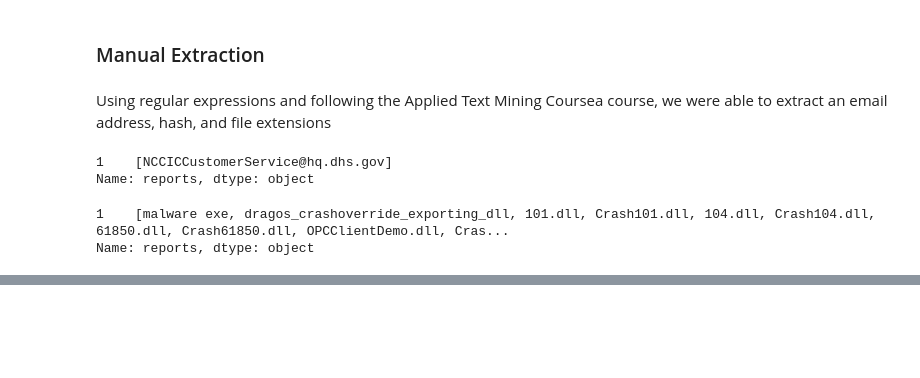
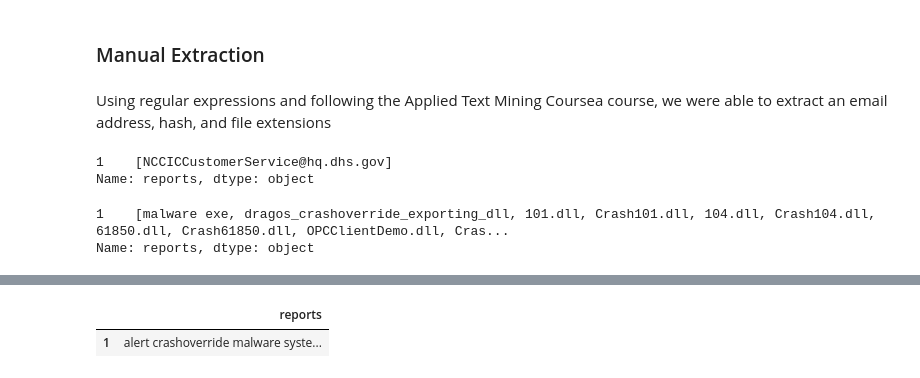
Before and after one commit to paigejh/Summer-Innovation-Challenge, a Jupyter notebook: GrootBasic.ipynb, the cells around one changed output, grey strips where cells are left out. Saved outputs shown, nothing was run; the diff lists cells and outputs as text; code cells hidden in the pictures; blank space fills up the shorter version.

```diff
--- a/GrootBasic.ipynb
+++ b/GrootBasic.ipynb
@@ -97,0 +124,16 @@ Name: reports, dtype: object
+# %%
+# Apply a second round of cleaning
+def clean_text_round2(text):
+    '''Get rid of some additional punctuation and non-sensical text that was missed the first time around.'''
+    text = re.sub('[‘’“”…]', '', text)
+    text = re.sub('\n', '', text)
+    return text
+
+round2 = lambda x: clean_text_round2(x)
+# %%
+#Let's take a look at the updated text
+data_clean = pd.DataFrame(data_clean.reports.apply(round2))
+data_clean
+# %% [output]
+|  | reports |
+| 1 | alert crashoverride malware syste... |
```
Also changed, not shown: parts of 9 cells of this notebook.
